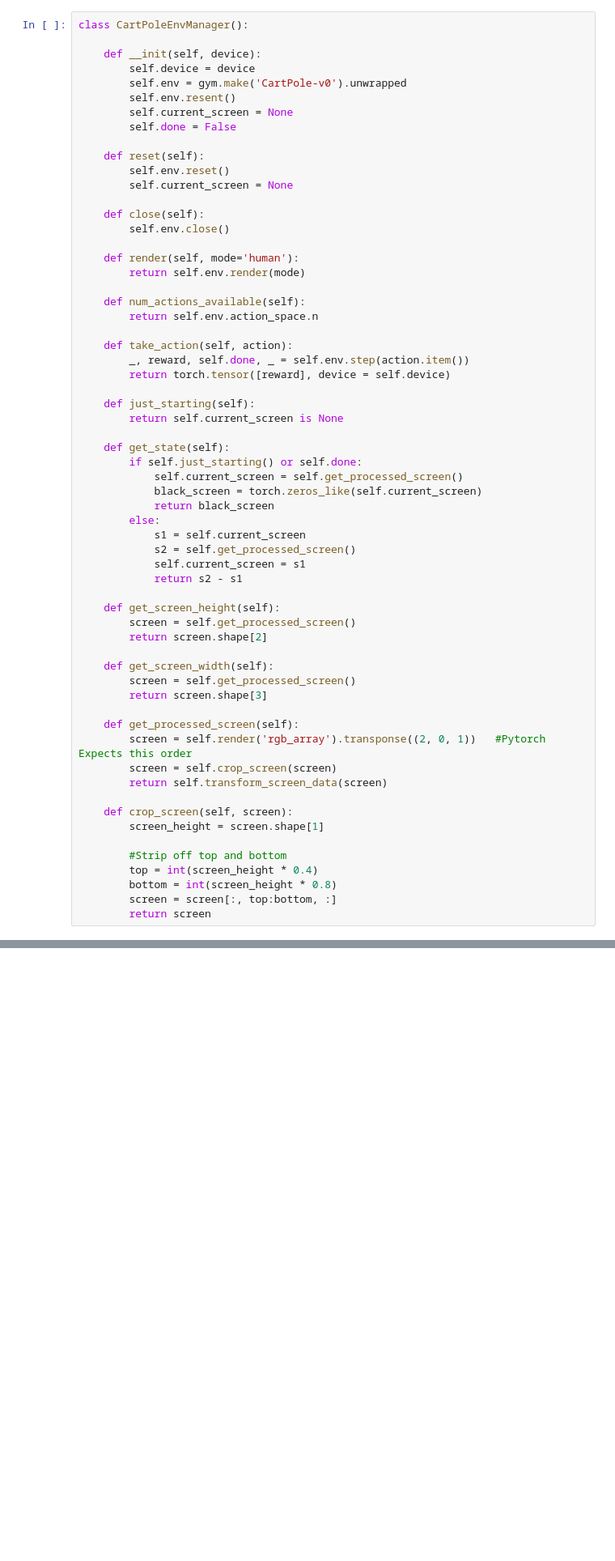
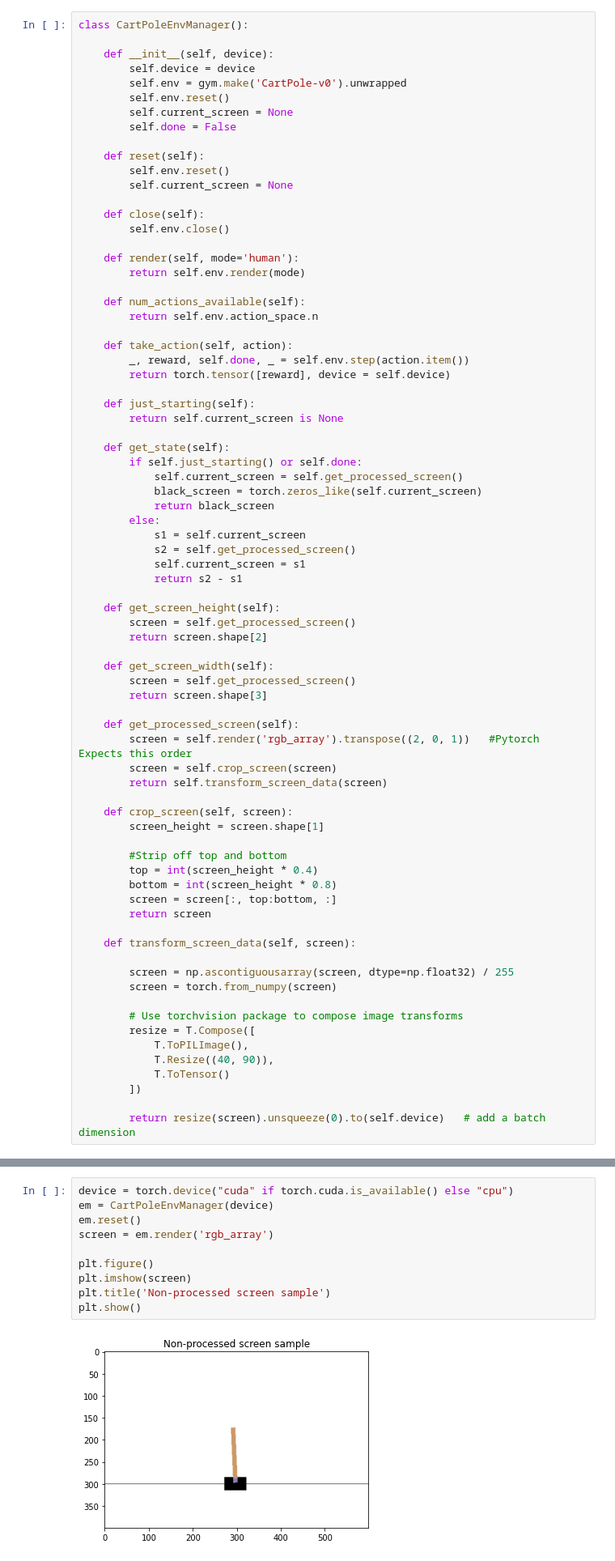
Before and after one commit to vishalrangras/rl-practice, a Jupyter notebook: deep_lizard/02-Cart-pole DQN.ipynb, the cells around one changed output, grey strips where cells are left out. Shown: that part at 81% size. Saved outputs shown, nothing was run; the diff lists cells and outputs as text; blank space fills up the shorter version.

```diff
--- a/deep_lizard/02-Cart-pole DQN.ipynb
+++ b/deep_lizard/02-Cart-pole DQN.ipynb
@@ -115,10 +116,10 @@ class Agent():
 # %%
 class CartPoleEnvManager():
 
-    def __init(self, device):
+    def __init__(self, device):
         self.device = device
         self.env = gym.make('CartPole-v0').unwrapped
-        self.env.resent()
+        self.env.reset()
         self.current_screen = None
         self.done = False
 
@@ -162,7 +163,7 @@ class CartPoleEnvManager():
         return screen.shape[3]
 
     def get_processed_screen(self):
-        screen = self.render('rgb_array').transponse((2, 0, 1))   #Pytorch Expects this order
+        screen = self.render('rgb_array').transpose((2, 0, 1))   #Pytorch Expects this order
         screen = self.crop_screen(screen)
         return self.transform_screen_data(screen)
 
@@ -174,3 +175,17 @@ class CartPoleEnvManager():
         bottom = int(screen_height * 0.8)
         screen = screen[:, top:bottom, :]
         return screen
+
+    def transform_screen_data(self, screen):
+
+        screen = np.ascontiguousarray(screen, dtype=np.float32) / 255
+        screen = torch.from_numpy(screen)
+
+        # Use torchvision package to compose image transforms
+        resize = T.Compose([
+            T.ToPILImage(),
+            T.Resize((40, 90)),
+            T.ToTensor()
+        ])
+
+        return resize(screen).unsqueeze(0).to(self.device)   # add a batch dimension
@@ -176,0 +194,12 @@ class CartPoleEnvManager():
+# %%
+device = torch.device("cuda" if torch.cuda.is_available() else "cpu")
+em = CartPoleEnvManager(device)
+em.reset()
+screen = em.render('rgb_array')
+
+plt.figure()
+plt.imshow(screen)
+plt.title('Non-processed screen sample')
+plt.show()
+# %% [output]
+[figure, added]
```
Also changed, not shown: parts of 11 cells of this notebook.
